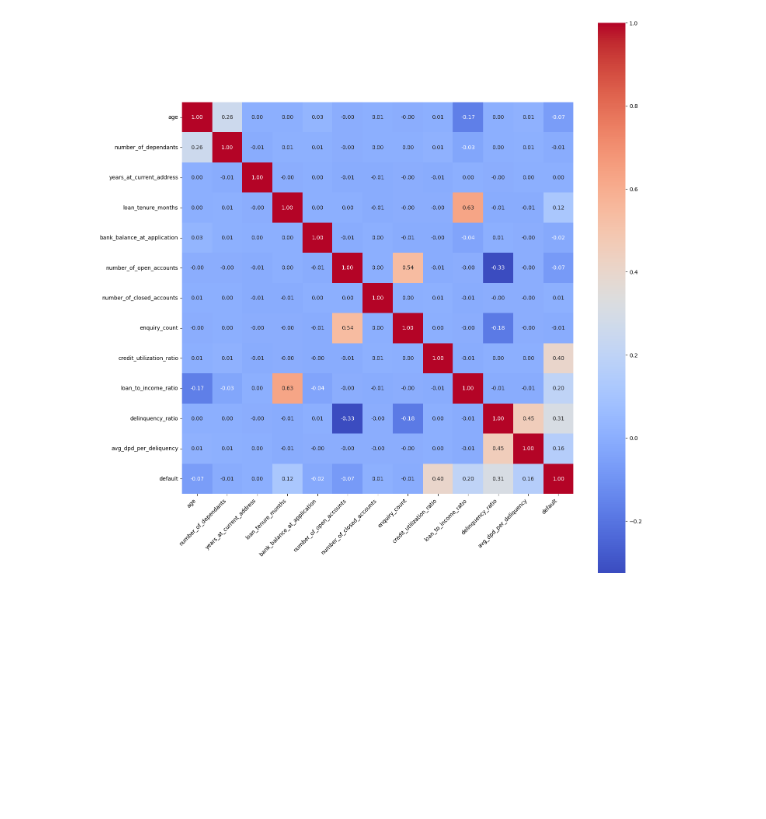
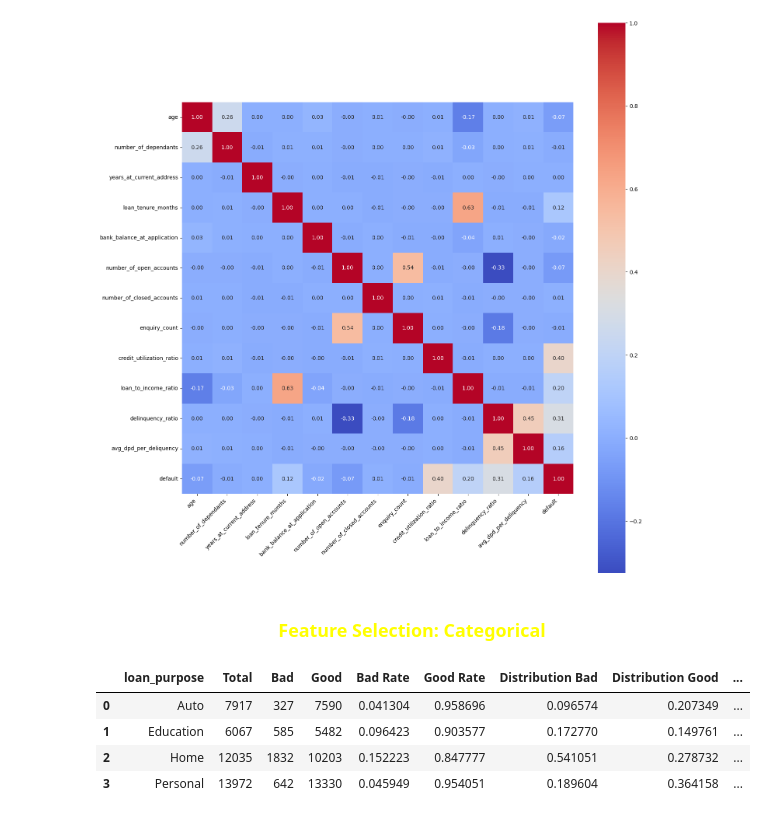
Before and after one commit to ittihadur/ML-Classification-Project, a Jupyter notebook: credit_risk_model.ipynb, the cells around one changed output. Drawn from its saved outputs; the diff is of its cells as text; code cells hidden in the pictures; blank space fills up the shorter version.

```diff
--- a/credit_risk_model.ipynb
+++ b/credit_risk_model.ipynb
@@ -657,3 +658,32 @@ plt.tight_layout()
 plt.show()
 # %% [output]
 [figure]
+# %% [markdown]
+<h3 align = "center" style = "color : yellow">Feature Selection: Categorical</h3>
+# %%
+def calculate_woe_iv(df, feature, target):
+    lst = []
+    for i in range(df[feature].nunique()):
+        val = list(df[feature].unique())[i]
+        total = df[df[feature] == val].count()[feature]
+        bad = df[(df[feature] == val) & (df[target] == 1)].count()[feature]
+        good = df[(df[feature] == val) & (df[target] == 0)].count()[feature]
+        lst.append([val, total, bad, good])
+    data = pd.DataFrame(lst, columns=[feature, 'Total', 'Bad', 'Good'])
+    data['Bad Rate'] = data['Bad'] / data['Total']
+    data['Good Rate'] = data['Good'] / data['Total']
+    data['Distribution Bad'] = data['Bad'] / data['Bad'].sum()
+    data['Distribution Good'] = data['Good'] / data['Good'].sum()
+    data['WoE'] = np.log(data['Distribution Good'] / data['Distribution Bad'])
+    data['IV'] = (data['Distribution Good'] - data['Distribution Bad']) * data['WoE']
+    iv = data['IV'].sum()
+    return data, iv
+
+data, iv = calculate_woe_iv(pd.concat([ X_train_1 , y_train], axis=1), 'loan_purpose', 'default')
+data
+# %% [output]
+|  | loan_purpose | Total | Bad | Good | Bad Rate | Good Rate | Distribution Bad | Distribution Good | ... |
+| 0 | Auto | 7917 | 327 | 7590 | 0.041304 | 0.958696 | 0.096574 | 0.207349 | ... |
+| 1 | Education | 6067 | 585 | 5482 | 0.096423 | 0.903577 | 0.172770 | 0.149761 | ... |
+| 2 | Home | 12035 | 1832 | 10203 | 0.152223 | 0.847777 | 0.541051 | 0.278732 | ... |
+| 3 | Personal | 13972 | 642 | 13330 | 0.045949 | 0.954051 | 0.189604 | 0.364158 | ... |
```
Also changed, not shown: parts of 9 cells of this notebook.
